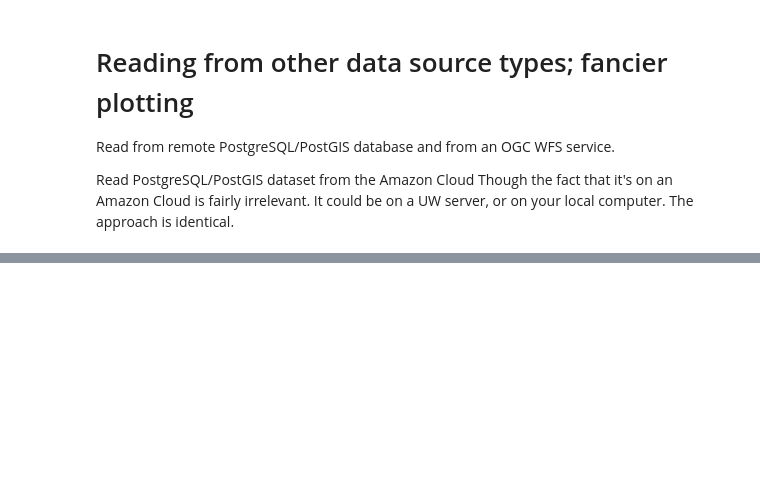
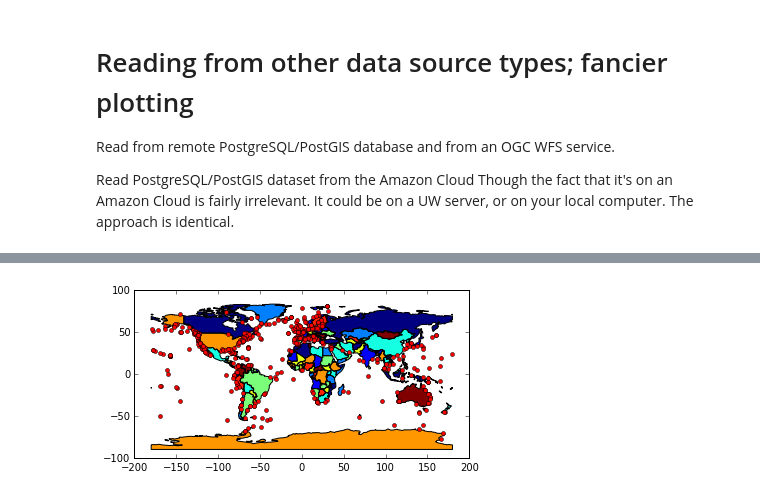
Before and after one commit to MTgeophysics/mtpy, a Jupyter notebook: examples/notebooks/geopandas_introd1.ipynb, the cells around one changed output, grey strips where cells are left out. Drawn from its saved outputs; the diff is of its cells as text; code cells hidden in the pictures; blank space fills up the shorter version.

```diff
--- a/examples/notebooks/geopandas_introd1.ipynb
+++ b/examples/notebooks/geopandas_introd1.ipynb
@@ -226,0 +238,4 @@ ConnectionError: HTTPConnectionPool(host='data.nanoos.org', port=80): Max retrie
+# %%
+wfs_gdf = GeoDataFrame.from_features(wfs_geo.__geo_interface__['features'])
+
+wfs_gdf.iloc[-1]
@@ -226,0 +260,5 @@ ConnectionError: HTTPConnectionPool(host='data.nanoos.org', port=80): Max retrie
+# %%
+wfs_gdf.plot(ax=world.plot(alpha=1), figsize=(10, 6),
+             marker='o', color='red', markersize=4);
+# %% [output]
+[figure, added]
```
Also changed, not shown: parts of 8 cells of this notebook, 3 other files.
